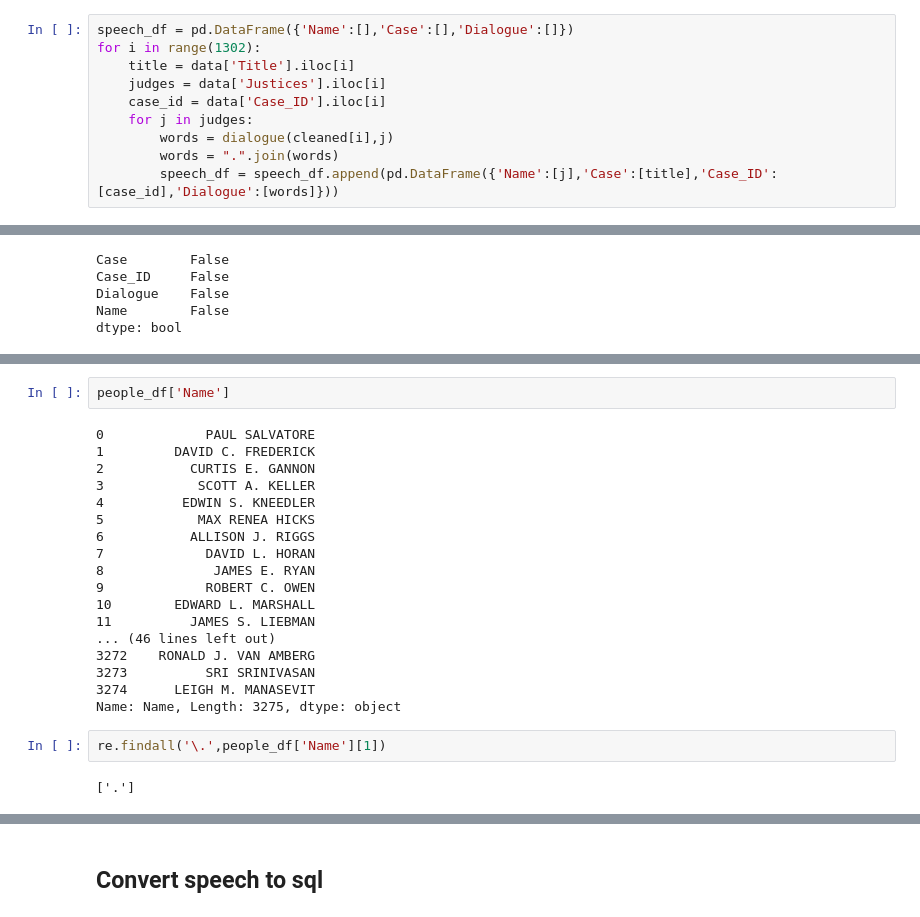
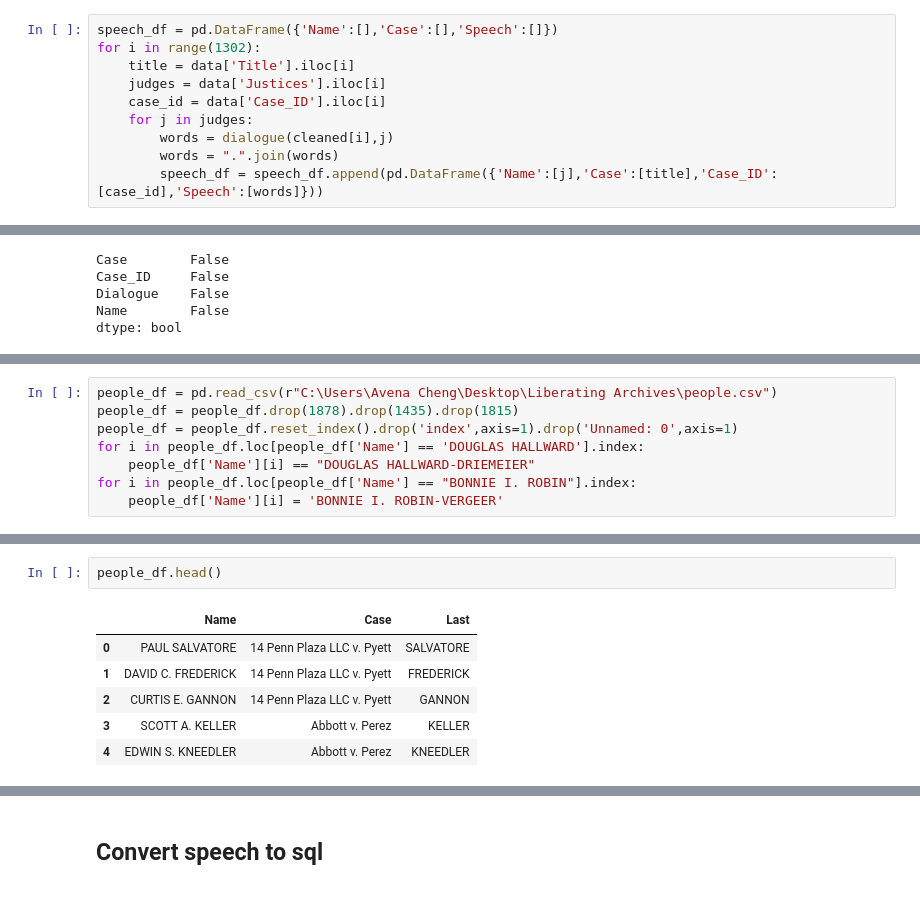
Before and after one commit to pratibha99/supreme-court-transcripts, a Jupyter notebook: DatabaseDesign1.ipynb, the cells around one changed output, grey strips where cells are left out. Drawn from its saved outputs; the diff is of its cells as text.

```diff
--- a/DatabaseDesign1.ipynb
+++ b/DatabaseDesign1.ipynb
@@ -599,5 +575,5 @@ data.head()
 # %%
-speech_df = pd.DataFrame({'Name':[],'Case':[],'Dialogue':[]})
+speech_df = pd.DataFrame({'Name':[],'Case':[],'Speech':[]})
 for i in range(1302):
     title = data['Title'].iloc[i]
     judges = data['Justices'].iloc[i]
@@ -605,7 +581,7 @@ for i in range(1302):
     for j in judges:
         words = dialogue(cleaned[i],j)
         words = ".".join(words)
-        speech_df = speech_df.append(pd.DataFrame({'Name':[j],'Case':[title],'Case_ID':[case_id],'Dialogue':[words]}))
+        speech_df = speech_df.append(pd.DataFrame({'Name':[j],'Case':[title],'Case_ID':[case_id],'Speech':[words]}))
 # %% [output]
 of pandas will change to not sort by default.
 
@@ -651,0 +636,8 @@ people_df = people_df.reset_index().drop('index',axis=1).drop('Unnamed: 0',axis=
+# %%
+people_df = pd.read_csv(r"C:\Users\Avena Cheng\Desktop\Liberating Archives\people.csv")
+people_df = people_df.drop(1878).drop(1435).drop(1815)
+people_df = people_df.reset_index().drop('index',axis=1).drop('Unnamed: 0',axis=1)
+for i in people_df.loc[people_df['Name'] == 'DOUGLAS HALLWARD'].index:
+    people_df['Name'][i] == "DOUGLAS HALLWARD-DRIEMEIER"
+for i in people_df.loc[people_df['Name'] == "BONNIE I. ROBIN"].index:
+    people_df['Name'][i] = 'BONNIE I. ROBIN-VERGEER'
@@ -652,24 +685,9 @@ people_df = people_df.reset_index().drop('index',axis=1).drop('Unnamed: 0',axis=
 # %%
-people_df['Name']
+people_df.head()
 # %% [output]
-0             PAUL SALVATORE
-1         DAVID C. FREDERICK
-2           CURTIS E. GANNON
-3            SCOTT A. KELLER
-4          EDWIN S. KNEEDLER
-5            MAX RENEA HICKS
-6           ALLISON J. RIGGS
-7             DAVID L. HORAN
-8              JAMES E. RYAN
-9             ROBERT C. OWEN
-10        EDWARD L. MARSHALL
-11          JAMES S. LIEBMAN
-... (46 lines left out)
-3272    RONALD J. VAN AMBERG
-3273          SRI SRINIVASAN
-3274      LEIGH M. MANASEVIT
-Name: Name, Length: 3275, dtype: object
+|  | Name | Case | Last |
+| 0 | PAUL SALVATORE | 14 Penn Plaza LLC v. Pyett | SALVATORE |
+| 1 | DAVID C. FREDERICK | 14 Penn Plaza LLC v. Pyett | FREDERICK |
+| 2 | CURTIS E. GANNON | 14 Penn Plaza LLC v. Pyett | GANNON |
+| 3 | SCOTT A. KELLER | Abbott v. Perez | KELLER |
+| 4 | EDWIN S. KNEEDLER | Abbott v. Perez | KNEEDLER |
-# %%
-re.findall('\.',people_df['Name'][1])
-# %% [output]
-['.']
```
Also changed, not shown: parts of 43 cells of this notebook.
